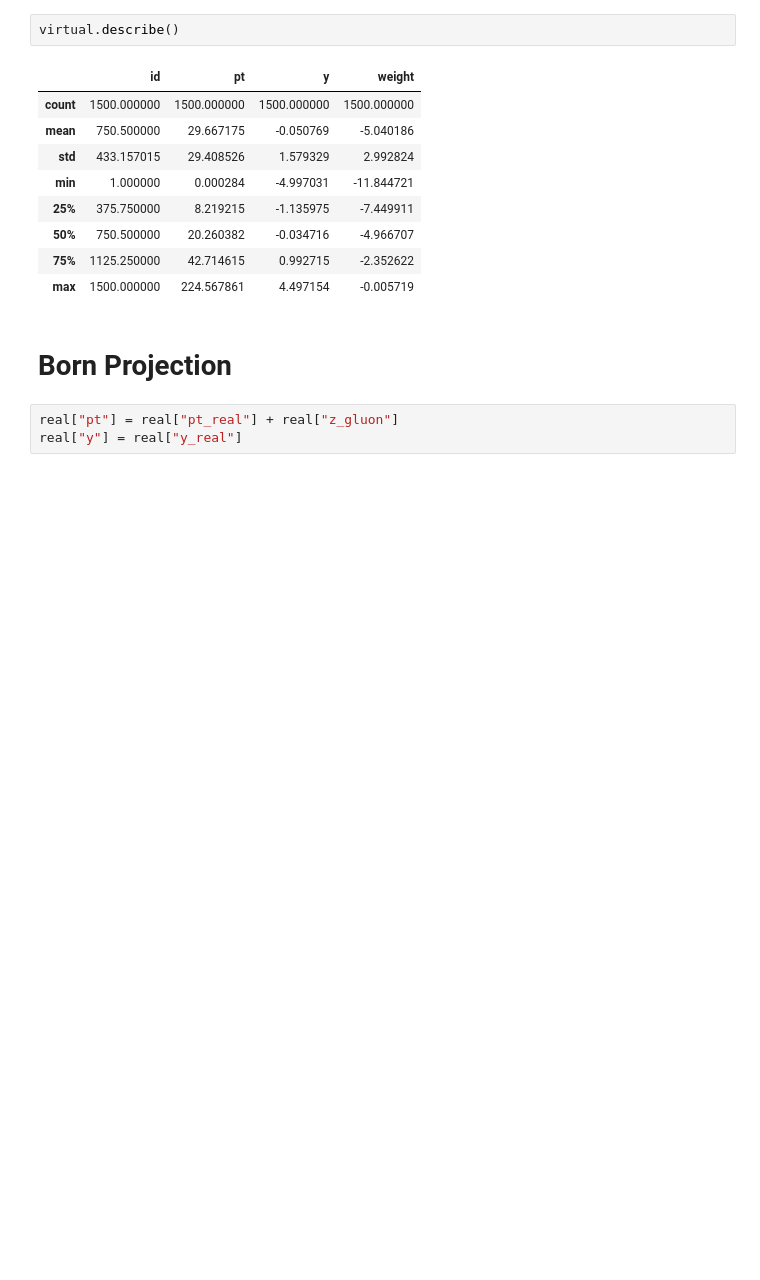
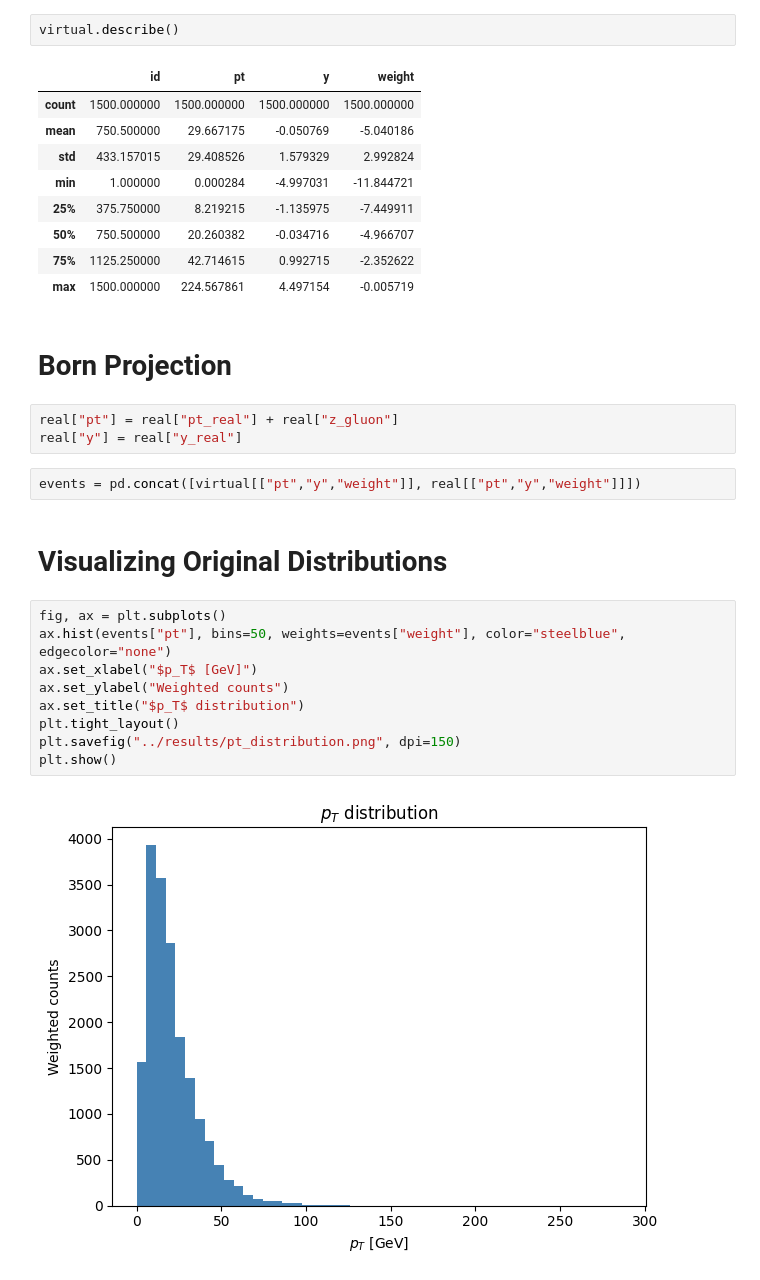
Before and after one commit to AgSpades/cell-resampling-demo, a Jupyter notebook: python/notebook/analysis.ipynb, the cells around one changed output. Drawn from its saved outputs; the diff is of its cells as text; blank space fills up the shorter version.

Commit message:
feat(python): visualize original distributions post Born Projection of given events

```diff
--- a/python/notebook/analysis.ipynb
+++ b/python/notebook/analysis.ipynb
@@ -36,3 +36,18 @@ virtual.describe()
 # %%
 real["pt"] = real["pt_real"] + real["z_gluon"]
 real["y"] = real["y_real"]
+# %%
+events = pd.concat([virtual[["pt","y","weight"]], real[["pt","y","weight"]]])
+# %% [markdown]
+# Visualizing Original Distributions
+# %%
+fig, ax = plt.subplots()
+ax.hist(events["pt"], bins=50, weights=events["weight"], color="steelblue", edgecolor="none")
+ax.set_xlabel("$p_T$ [GeV]")
+ax.set_ylabel("Weighted counts")
+ax.set_title("$p_T$ distribution")
+plt.tight_layout()
+plt.savefig("../results/pt_distribution.png", dpi=150)
+plt.show()
+# %% [output]
+[figure, added]
```
Also changed, not shown: parts of 1 cell of this notebook, 2 other files.
